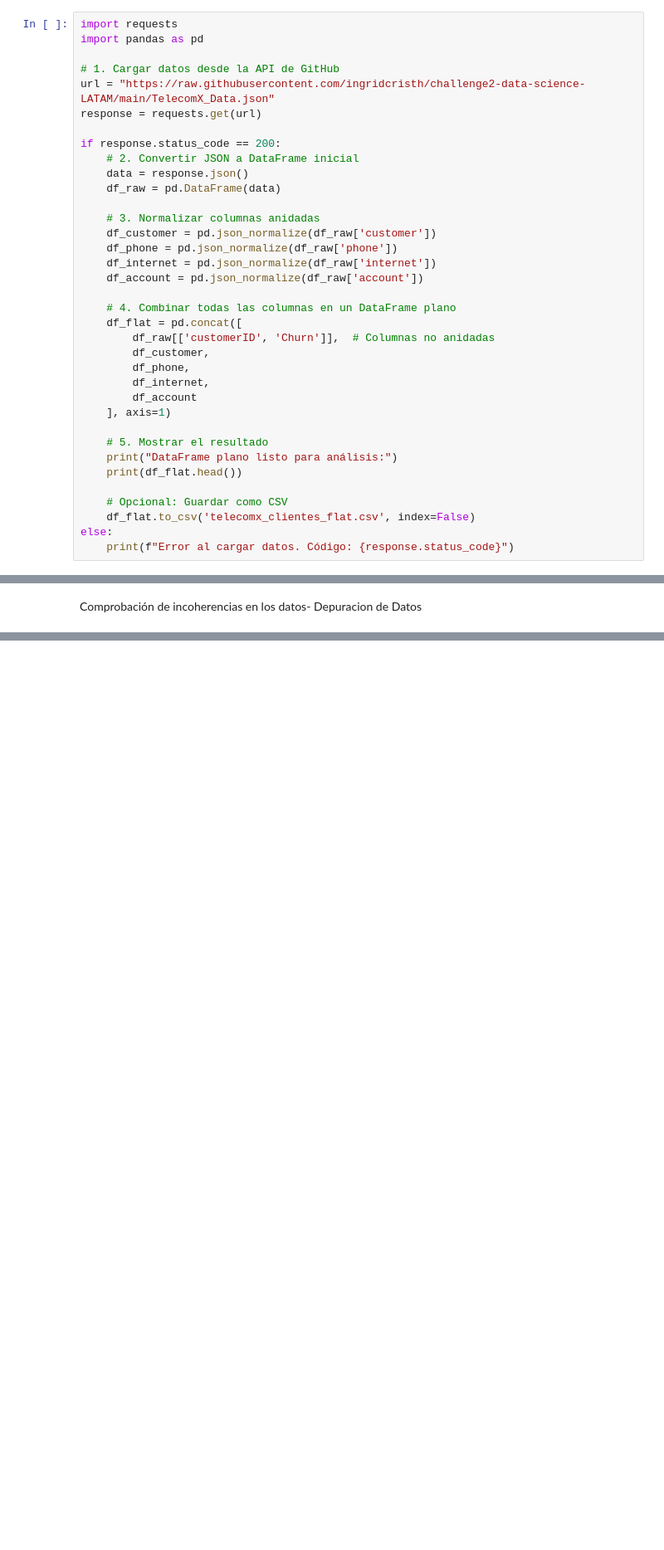
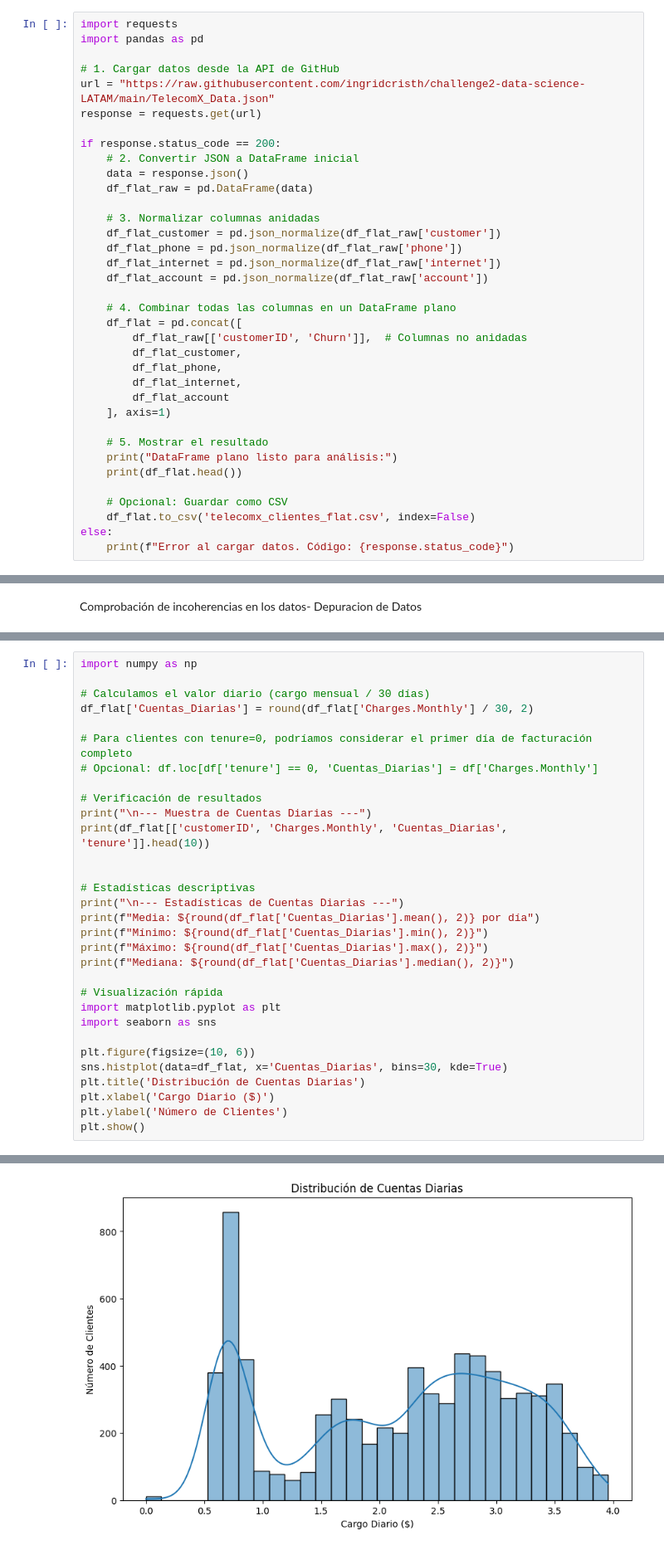
Before and after one commit to Michael0605/TelecomX_LATAM, a Jupyter notebook: TelecomX_LATAM.ipynb, the cells around one changed output, grey strips where cells are left out. Shown at 83% size. Saved outputs shown, nothing was run; the diff lists cells and outputs as text; blank space fills up the shorter version.

```diff
--- a/TelecomX_LATAM.ipynb
+++ b/TelecomX_LATAM.ipynb
@@ -14,21 +14,21 @@ response = requests.get(url)
 if response.status_code == 200:
     # 2. Convertir JSON a DataFrame inicial
     data = response.json()
-    df_raw = pd.DataFrame(data)
+    df_flat_raw = pd.DataFrame(data)
 
     # 3. Normalizar columnas anidadas
-    df_customer = pd.json_normalize(df_raw['customer'])
-    df_phone = pd.json_normalize(df_raw['phone'])
-    df_internet = pd.json_normalize(df_raw['internet'])
-    df_account = pd.json_normalize(df_raw['account'])
+    df_flat_customer = pd.json_normalize(df_flat_raw['customer'])
+    df_flat_phone = pd.json_normalize(df_flat_raw['phone'])
+    df_flat_internet = pd.json_normalize(df_flat_raw['internet'])
+    df_flat_account = pd.json_normalize(df_flat_raw['account'])
 
     # 4. Combinar todas las columnas en un DataFrame plano
     df_flat = pd.concat([
-        df_raw[['customerID', 'Churn']],  # Columnas no anidadas
-        df_customer,
-        df_phone,
-        df_internet,
-        df_account
+        df_flat_raw[['customerID', 'Churn']],  # Columnas no anidadas
+        df_flat_customer,
+        df_flat_phone,
+        df_flat_internet,
+        df_flat_account
     ], axis=1)
 
     # 5. Mostrar el resultado
@@ -399,0 +519,32 @@ Name: count, dtype: int64
+# %%
+import numpy as np
+
+# Calculamos el valor diario (cargo mensual / 30 días)
+df_flat['Cuentas_Diarias'] = round(df_flat['Charges.Monthly'] / 30, 2)
+
+# Para clientes con tenure=0, podríamos considerar el primer día de facturación completo
+# Opcional: df.loc[df['tenure'] == 0, 'Cuentas_Diarias'] = df['Charges.Monthly']
+
+# Verificación de resultados
+print("\n--- Muestra de Cuentas Diarias ---")
+print(df_flat[['customerID', 'Charges.Monthly', 'Cuentas_Diarias', 'tenure']].head(10))
+
+
+# Estadísticas descriptivas
+print("\n--- Estadísticas de Cuentas Diarias ---")
+print(f"Media: ${round(df_flat['Cuentas_Diarias'].mean(), 2)} por día")
+print(f"Mínimo: ${round(df_flat['Cuentas_Diarias'].min(), 2)}")
+print(f"Máximo: ${round(df_flat['Cuentas_Diarias'].max(), 2)}")
+print(f"Mediana: ${round(df_flat['Cuentas_Diarias'].median(), 2)}")
+
+# Visualización rápida
+import matplotlib.pyplot as plt
+import seaborn as sns
+
+plt.figure(figsize=(10, 6))
+sns.histplot(data=df_flat, x='Cuentas_Diarias', bins=30, kde=True)
+plt.title('Distribución de Cuentas Diarias')
+plt.xlabel('Cargo Diario ($)')
+plt.ylabel('Número de Clientes')
+plt.show()
+# %% [output]
@@ -399,0 +569 @@ Name: count, dtype: int64
+[figure, added]
```
Also changed, not shown: parts of 29 cells of this notebook.
